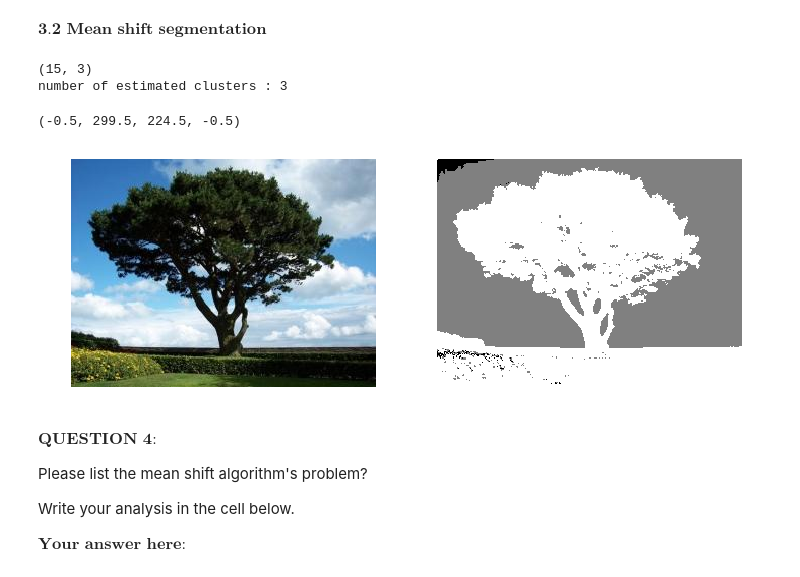
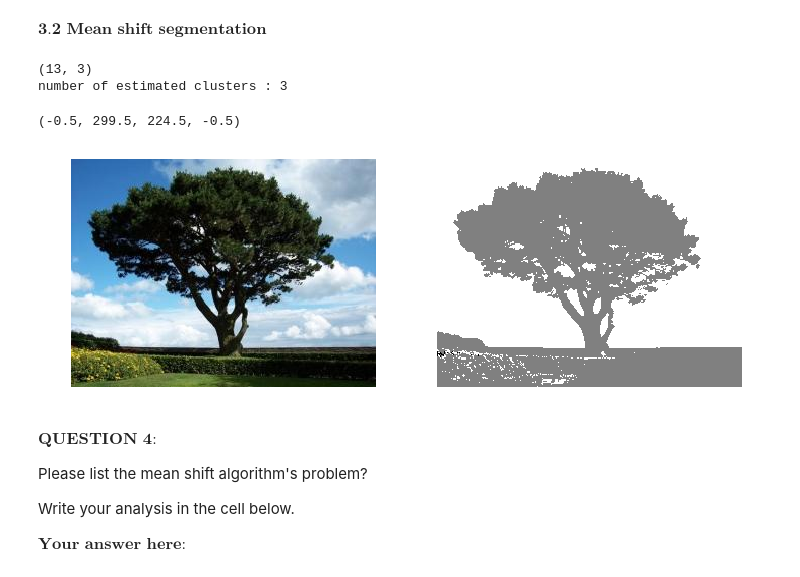
Before and after one commit to yingchen0505/cs4243, a Jupyter notebook: Assignment-2/Segmentation.ipynb, the cells around one changed output. Cells and saved outputs as stored; diff of their text form; code cells hidden in the pictures.

```diff
--- a/Assignment-2/Segmentation.ipynb
+++ b/Assignment-2/Segmentation.ipynb
@@ -345,35 +345,35 @@ $\textbf{3.2 Mean shift segmentation}$
 # %%
 from PIL import Image
 from Segmentation_method import *
 #set default size of plots
 plt.rcParams['figure.figsize'] = (12.0, 6.0)
 # image = Image.open('input\\003.png')
 image = Image.open('input\\100_0109.png')
 # image = Image.open('input\\100_0497.png')
 # image = Image.open('input\\b2chopper008.png')
 # image = Image.open('input\\crw_0384.png')
 
 image = np.array(image)
 original_shape = image.shape
 X = np.reshape(image, [-1,3])
-cluster_center,labels = mean_shift(X,bandwidth=150,bin_seeding=True)
+cluster_center,labels = mean_shift(X,bandwidth=160,bin_seeding=True)
 print(cluster_center.shape)
 labels_unique = np.unique(labels)
 n_clusters_ = len(labels_unique)
 print("number of estimated clusters : %d" % n_clusters_)
 segmented_image = np.reshape(labels, original_shape[:2])
 plt.figure((22))
 plt.subplot(1, 2, 1)
 plt.imshow(image)
 plt.axis('off')
 plt.subplot(1, 2, 2)
 plt.imshow(segmented_image)
 plt.axis('off')
 # %% [output]
-(15, 3)
+(13, 3)
 number of estimated clusters : 3
 (-0.5, 299.5, 224.5, -0.5)
-[figure, old version]
+[figure, new version]
 # %%
 import matplotlib
 
```
Also changed, not shown: parts of 1 cell of this notebook.
